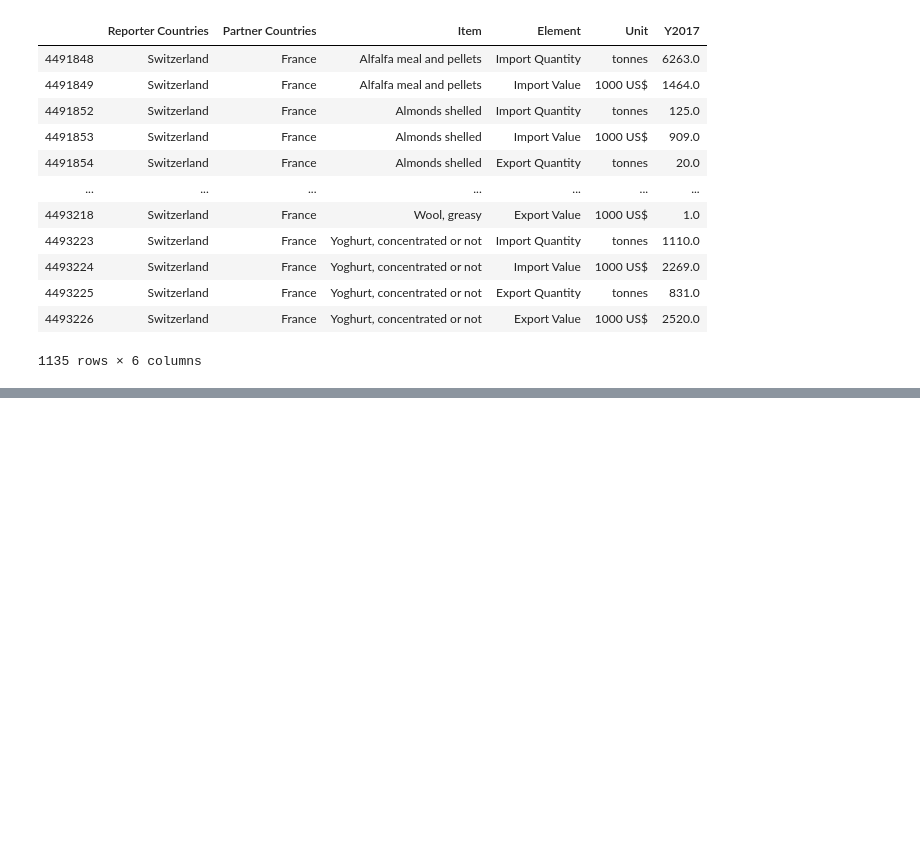
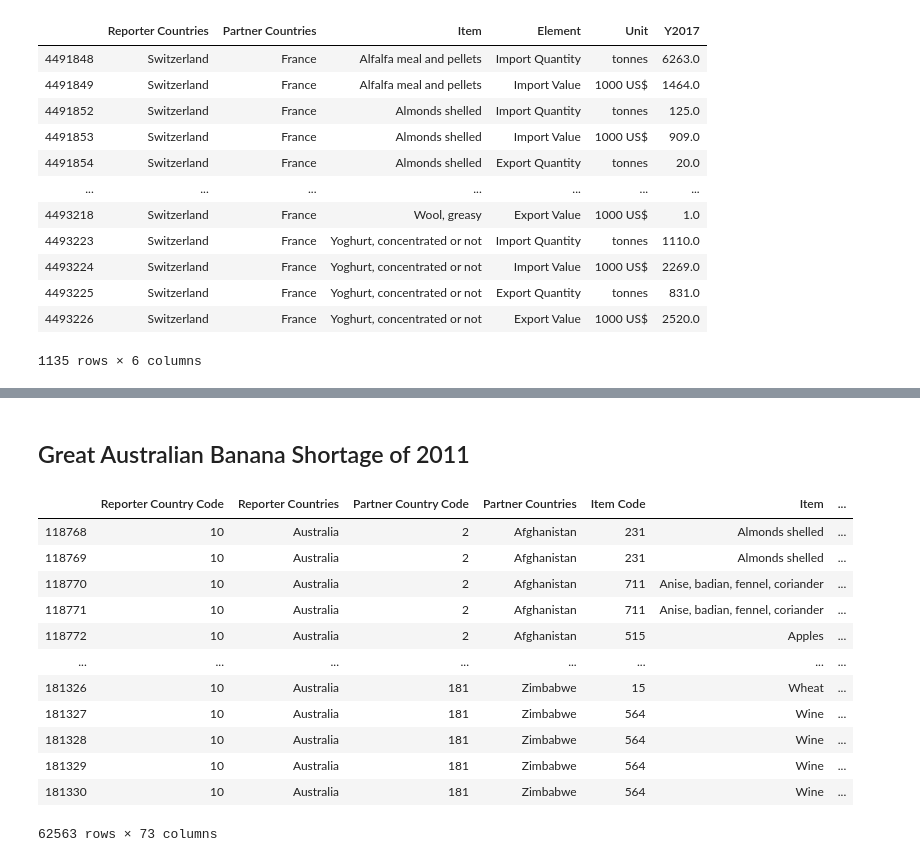
Before and after one commit to n-poulsen/GranADA, a Jupyter notebook: code/marketResponse.ipynb, the cells around one changed output, grey strips where cells are left out. Drawn from its saved outputs; the diff is of its cells as text; code cells hidden in the pictures; blank space fills up the shorter version.

```diff
--- a/code/marketResponse.ipynb
+++ b/code/marketResponse.ipynb
@@ -64,0 +98,19 @@ df_trade_ch_fr_2017
+# %% [markdown]
+## Great Australian Banana Shortage of 2011
+# %%
+df_trade_au = df_trade_matrix[df_trade_matrix['Reporter Countries'] == 'Australia']
+df_trade_au
+# %% [output]
+|  | Reporter Country Code | Reporter Countries | Partner Country Code | Partner Countries | Item Code | Item | ... |
+| 118768 | 10 | Australia | 2 | Afghanistan | 231 | Almonds shelled | ... |
+| 118769 | 10 | Australia | 2 | Afghanistan | 231 | Almonds shelled | ... |
+| 118770 | 10 | Australia | 2 | Afghanistan | 711 | Anise, badian, fennel, coriander | ... |
+| 118771 | 10 | Australia | 2 | Afghanistan | 711 | Anise, badian, fennel, coriander | ... |
+| 118772 | 10 | Australia | 2 | Afghanistan | 515 | Apples | ... |
+| ... | ... | ... | ... | ... | ... | ... | ... |
+| 181326 | 10 | Australia | 181 | Zimbabwe | 15 | Wheat | ... |
+| 181327 | 10 | Australia | 181 | Zimbabwe | 564 | Wine | ... |
+| 181328 | 10 | Australia | 181 | Zimbabwe | 564 | Wine | ... |
+| 181329 | 10 | Australia | 181 | Zimbabwe | 564 | Wine | ... |
+| 181330 | 10 | Australia | 181 | Zimbabwe | 564 | Wine | ... |
+62563 rows × 73 columns
```
Also changed, not shown: parts of 6 cells of this notebook, 1 other file.
